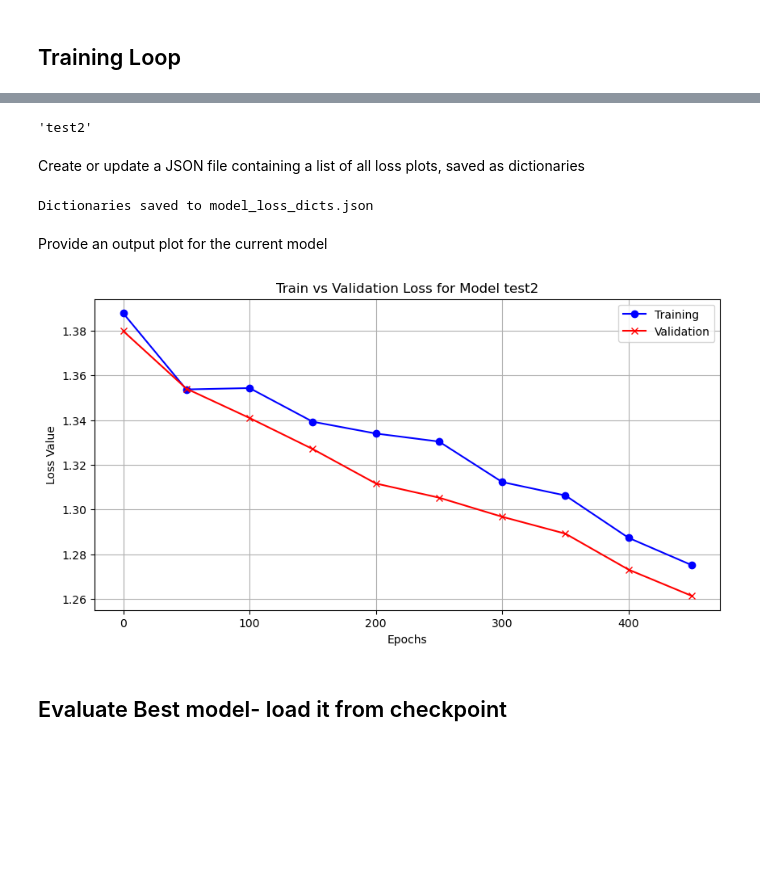
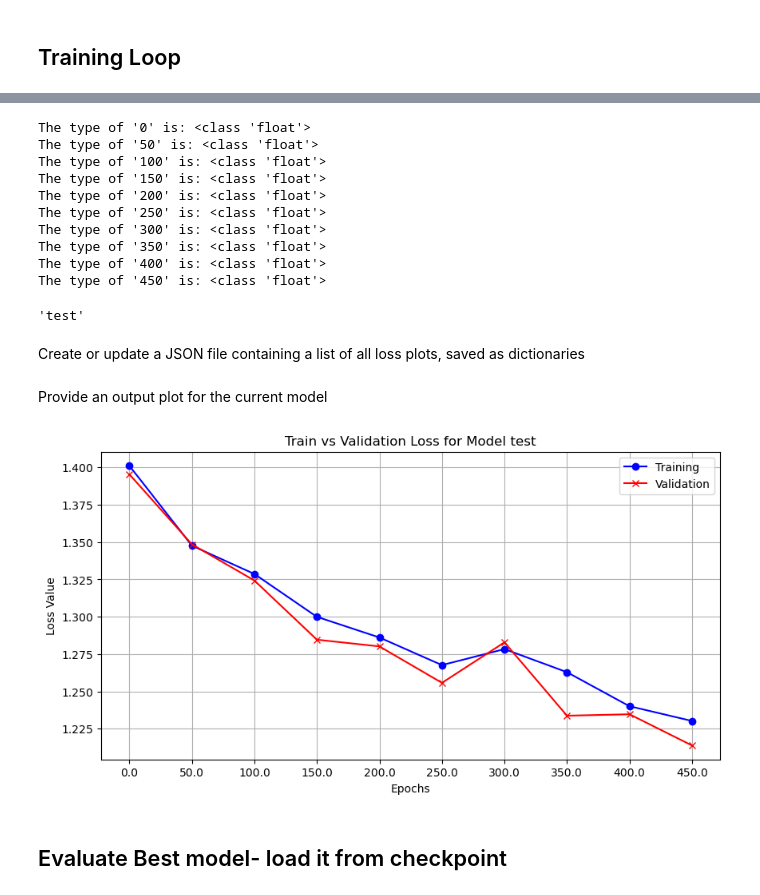
Before and after one commit to CPestano7/GPTDecoder, a Jupyter notebook: training.ipynb, the cells around one changed output, grey strips where cells are left out. Saved outputs shown, nothing was run; the diff lists cells and outputs as text; code cells hidden in the pictures; blank space fills up the shorter version.

Commit message:
Added a function to parse old run data so it can also be stored in the JSON file. Additionally added functionality to load model data to the graphs independent of the current model in training.ipynb

```diff
--- a/training.ipynb
+++ b/training.ipynb
@@ -69,11 +72,11 @@ val_loader = custom_loader.get_val_loader(shuffle=True)
 # %% [markdown]
 ## Define Model Params
 # %%
-model_version = "test2"
+model_version = "test"
 # %%
 model_params = {
     "vocab_size": train_loader.dataset.vocab_size,
-    "num_embeddings": 40,
+    "num_embeddings": 80,
     "block_size": train_loader.dataset.block_size,
     "num_heads": 4,
     "num_layers": 4,
@@ -87,6 +90,6 @@ model_params = {
 train_params = {
     "num_epochs": 500,
     "eval_interval": 50,
-    "eval_iters": 50,
+    "eval_iters": 500,
     "learning_rate": 3e-4
 }
@@ -122,7 +233,22 @@ print(train_dict)
+# %%
+# sanity check to
+for key, value in train_dict.items():
+    print(f"The type of '{key}' is: {type(value)}")
+# %% [output]
+The type of '0' is: <class 'float'>
+The type of '50' is: <class 'float'>
+The type of '100' is: <class 'float'>
+The type of '150' is: <class 'float'>
+The type of '200' is: <class 'float'>
+The type of '250' is: <class 'float'>
+The type of '300' is: <class 'float'>
+The type of '350' is: <class 'float'>
+The type of '400' is: <class 'float'>
+The type of '450' is: <class 'float'>
 # %%
 model_version
 # %% [output]
-'test2'
+'test'
 # %% [markdown]
 Create or update a JSON file containing a list of all loss plots, saved as dictionaries
 # %%
@@ -151,39 +277,43 @@ else:
     all_lists[current_model] = combined_dict
     with open('model_loss_dicts.json', 'w') as json_file:
         json.dump(all_lists, json_file, indent=4)
-
-print("Dictionaries saved to model_loss_dicts.json")
-# %% [output]
-Dictionaries saved to model_loss_dicts.json
 # %% [markdown]
 Provide an output plot for the current model
 # %%
-# train values
-train_x = list(train_dict.keys())
-train_y = list(train_dict.values())
+target_model = "model_test"
+# Load the loss values from the JSON file
+with open('model_loss_dicts.json', 'r') as json_file:
+    # all_list is a dict of model dicts,
+    # each model dict has a train_dict and val_dict
+    all_lists = json.load(json_file)
 
-# validation values
-val_x = list(val_dict.keys())
-val_y = list(val_dict.values())
+# Get the train dictionary
+train_x = all_lists[target_model]['train_dict'].keys()
+train_y = all_lists[target_model]['train_dict'].values()
+
+
+# Get the validation dictionary
+val_x = all_lists[target_model]['val_dict'].keys()
+val_y = all_lists[target_model]['val_dict'].values()
 
 # Create the plot
 plt.figure(figsize=(10, 5))
 plt.plot(train_x, train_y, marker='o', linestyle='-', color='b', label='Training')
 plt.plot(val_x, val_y, marker='x', linestyle='-', color='r', label='Validation')
 
 # Add titles and labels
 title = 'Train vs Validation Loss for Model ' + model_version
 plt.title(title)
 plt.xlabel('Epochs')
 plt.ylabel('Loss Value')
 
 plt.legend()
 
 # Show the plot
 plt.grid(True)
 plt.show()
 # %% [output]
-[figure, old version]
+[figure, new version]
 # %% [markdown]
 ## Evaluate Best model- load it from checkpoint
 # %%
```
Also changed, not shown: parts of 12 cells of this notebook, 1 other file.
